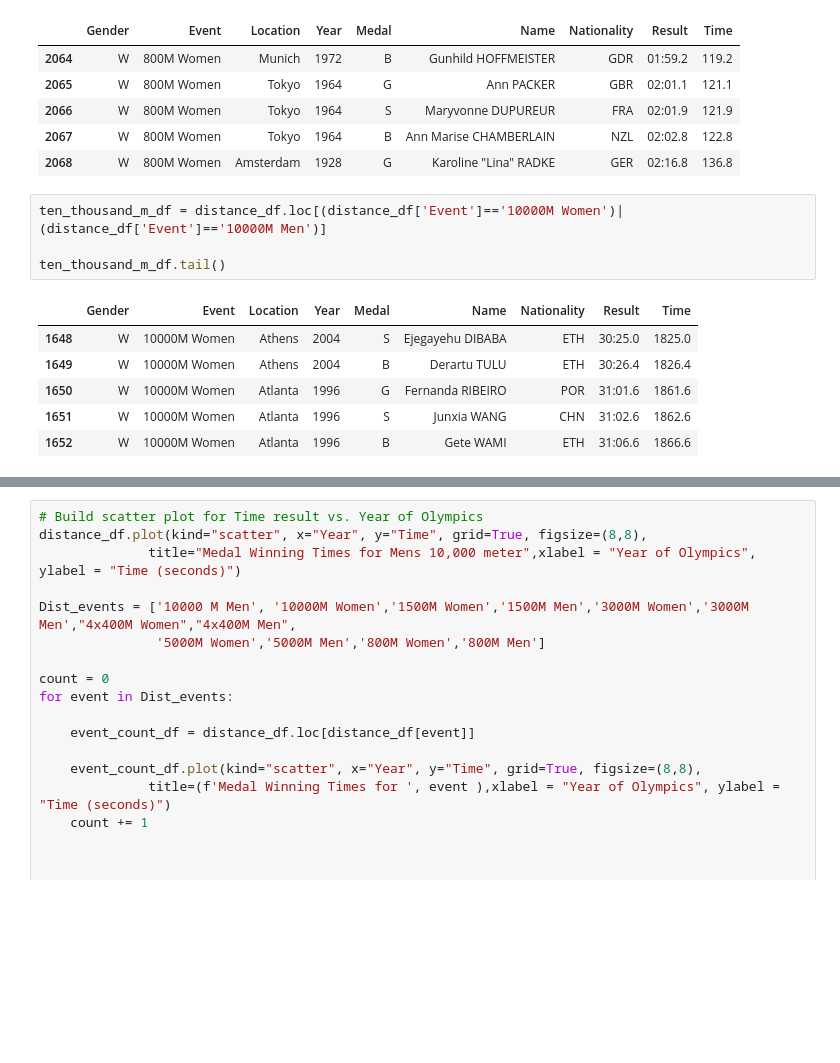
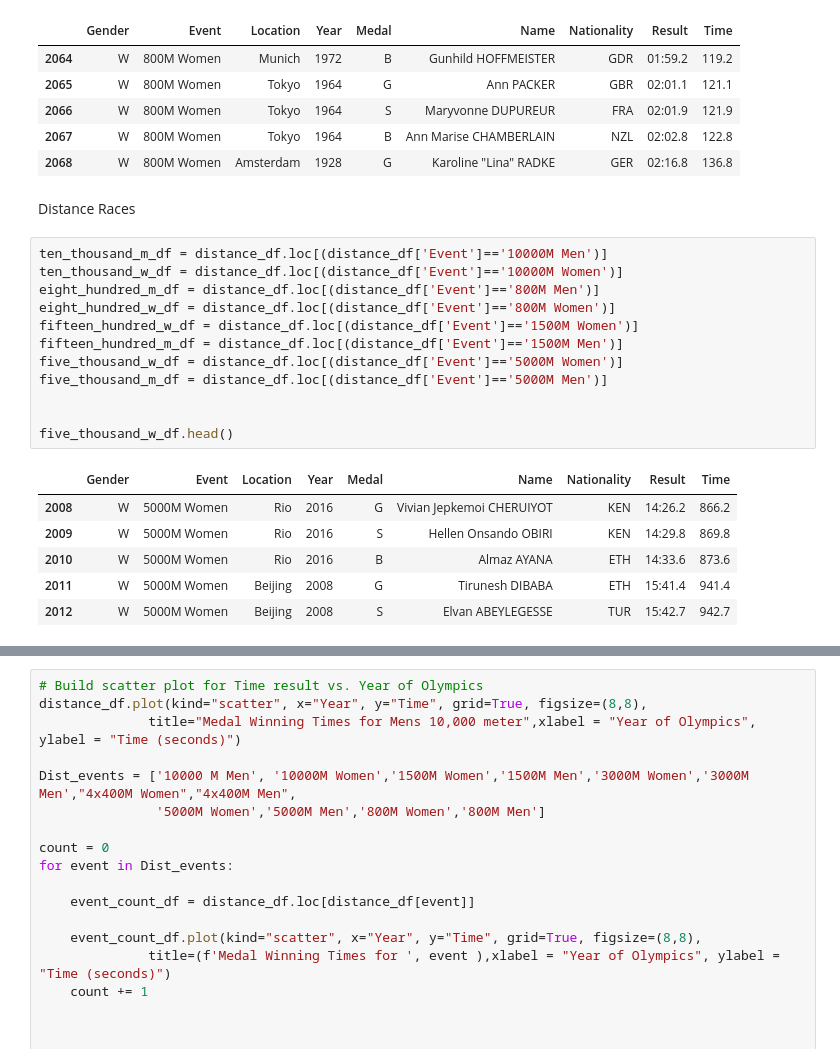
Before and after one commit to BlufferMK/Olympics_Project, a Jupyter notebook: OlympicPy.ipynb, the cells around one changed output, grey strips where cells are left out. Drawn from its saved outputs; the diff is of its cells as text; blank space fills up the shorter version.

```diff
--- a/OlympicPy.ipynb
+++ b/OlympicPy.ipynb
@@ -129,15 +130,25 @@ distance_df.tail()
 | 2066 | W | 800M Women | Tokyo | 1964 | S | Maryvonne DUPUREUR | FRA | 02:01.9 | 121.9 |
 | 2067 | W | 800M Women | Tokyo | 1964 | B | Ann Marise CHAMBERLAIN | NZL | 02:02.8 | 122.8 |
 | 2068 | W | 800M Women | Amsterdam | 1928 | G | Karoline "Lina" RADKE | GER | 02:16.8 | 136.8 |
-# %%
-ten_thousand_m_df = distance_df.loc[(distance_df['Event']=='10000M Women')|(distance_df['Event']=='10000M Men')]
-
-ten_thousand_m_df.tail()
-# %% [output]
-|  | Gender | Event | Location | Year | Medal | Name | Nationality | Result | Time |
-| 1648 | W | 10000M Women | Athens | 2004 | S | Ejegayehu DIBABA | ETH | 30:25.0 | 1825.0 |
-| 1649 | W | 10000M Women | Athens | 2004 | B | Derartu TULU | ETH | 30:26.4 | 1826.4 |
-| 1650 | W | 10000M Women | Atlanta | 1996 | G | Fernanda RIBEIRO | POR | 31:01.6 | 1861.6 |
-| 1651 | W | 10000M Women | Atlanta | 1996 | S | Junxia WANG | CHN | 31:02.6 | 1862.6 |
-| 1652 | W | 10000M Women | Atlanta | 1996 | B | Gete WAMI | ETH | 31:06.6 | 1866.6 |
+# %% [markdown]
+Distance Races
+# %%
+ten_thousand_m_df = distance_df.loc[(distance_df['Event']=='10000M Men')]
+ten_thousand_w_df = distance_df.loc[(distance_df['Event']=='10000M Women')]
+eight_hundred_m_df = distance_df.loc[(distance_df['Event']=='800M Men')]
+eight_hundred_w_df = distance_df.loc[(distance_df['Event']=='800M Women')]
+fifteen_hundred_w_df = distance_df.loc[(distance_df['Event']=='1500M Women')]
+fifteen_hundred_m_df = distance_df.loc[(distance_df['Event']=='1500M Men')]
+five_thousand_w_df = distance_df.loc[(distance_df['Event']=='5000M Women')]
+five_thousand_m_df = distance_df.loc[(distance_df['Event']=='5000M Men')]
+
+
+five_thousand_w_df.head()
+# %% [output]
+|  | Gender | Event | Location | Year | Medal | Name | Nationality | Result | Time |
+| 2008 | W | 5000M Women | Rio | 2016 | G | Vivian Jepkemoi CHERUIYOT | KEN | 14:26.2 | 866.2 |
+| 2009 | W | 5000M Women | Rio | 2016 | S | Hellen Onsando OBIRI | KEN | 14:29.8 | 869.8 |
+| 2010 | W | 5000M Women | Rio | 2016 | B | Almaz AYANA | ETH | 14:33.6 | 873.6 |
+| 2011 | W | 5000M Women | Beijing | 2008 | G | Tirunesh DIBABA | ETH | 15:41.4 | 941.4 |
+| 2012 | W | 5000M Women | Beijing | 2008 | S | Elvan ABEYLEGESSE | TUR | 15:42.7 | 942.7 |
 # %%
```
Also changed, not shown: parts of 29 cells of this notebook, 18 other files.
